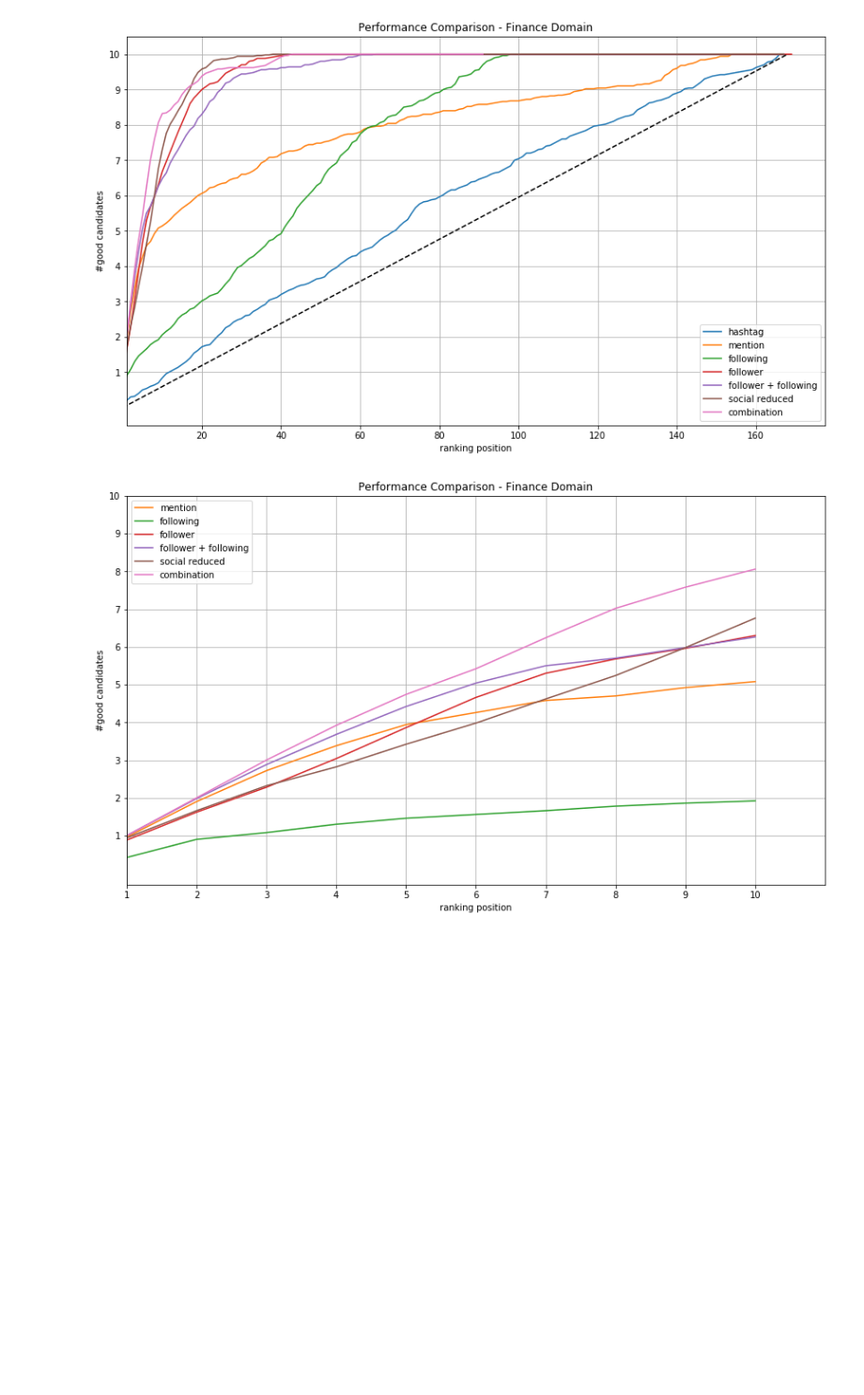
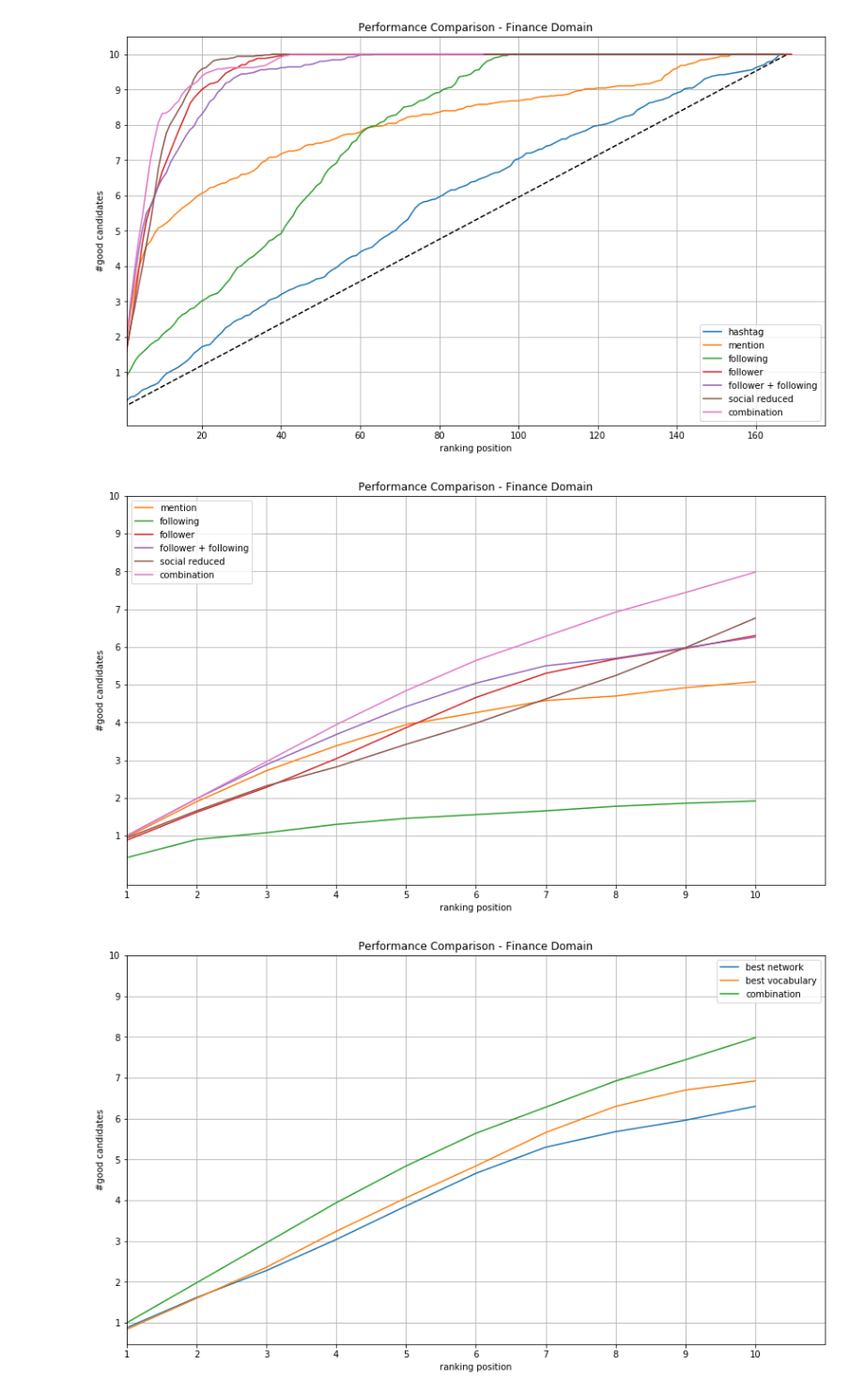
Before and after one commit to DataSciencePolimi/NetSKE, a Jupyter notebook: graphs/finance_20/Finance Domain - Test Network Features.ipynb, the cells around one changed output. Shown at 94% size. Drawn from its saved outputs; the diff is of its cells as text; code cells hidden in the pictures; blank space fills up the shorter version.

Commit message:
test with merge ranking algorithm: Borda

```diff
--- a/graphs/finance_20/Finance Domain - Test Network Features.ipynb
+++ b/graphs/finance_20/Finance Domain - Test Network Features.ipynb
@@ -516,7 +523,29 @@ plt.xlabel('ranking position')
 
 plt.xlim(xmin=1, xmax=K)
 plt.yticks(range(1,11))
-plt.xticks(range(0, 10, 1), [str(i+1) for i in range(10)])
+plt.xticks(range(0, K, int(K/10)), [str(i+1) for i in range(K)])
 plt.grid(True)
 # %% [output]
-[figure, old version]
+[figure, new version]
+# %%
+plt.figure(figsize=(14,8))
+K = 10
+
+
+plt.plot(pf_2[:K], label='best network')
+plt.plot(voc[:K], label='best vocabulary')
+plt.plot(ensemble[:K], label='combination')
+#plt.plot([0, 20], [0, 10], linestyle='--', color='black')
+
+
+plt.legend()
+plt.title('Performance Comparison - Finance Domain')
+plt.ylabel('#good candidates')
+plt.xlabel('ranking position')
+
+plt.xlim(xmin=1, xmax=K)
+plt.yticks(range(1,11))
+plt.xticks(range(0, 10, 1), [str(i+1) for i in range(10)])
+plt.grid(True)
+# %% [output]
+[figure, added]
```
Also changed, not shown: parts of 2 cells of this notebook, 1 other file.
